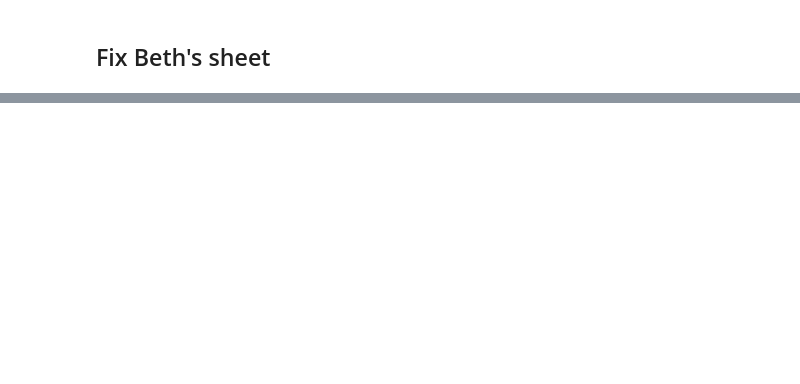
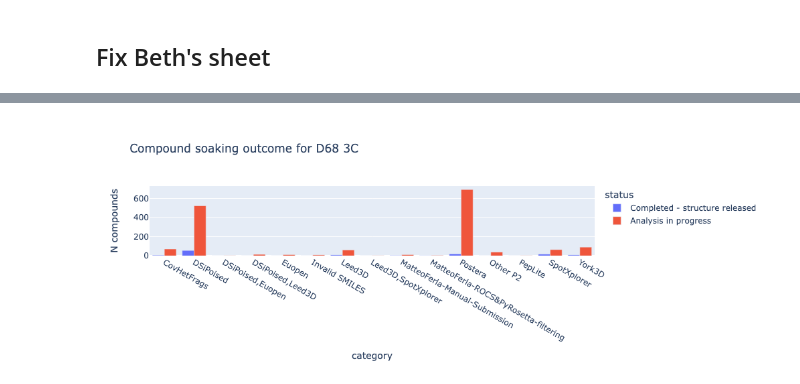
Before and after one commit to matteoferla/EV-D68-3C-protease, a Jupyter notebook: XChem2Postera-corrections/xchem2asap.ipynb, the cells around one changed output, grey strips where cells are left out. Saved outputs shown, nothing was run; the diff lists cells and outputs as text; code cells hidden in the pictures; blank space fills up the shorter version.

```diff
--- a/XChem2Postera-corrections/xchem2asap.ipynb
+++ b/XChem2Postera-corrections/xchem2asap.ipynb
@@ -287,0 +394,10 @@ GetMorganFingerprintAsBitVect(...)
+# %%
+fig = px.bar(pivotted.transpose()[['Completed - structure released', 'Analysis in progress']],
+      title='Compound soaking outcome for D68 3C'
+      )
+fig.update_layout(barmode='group')
+fig.update_layout(yaxis=dict(title='N compounds'), xaxis=dict(title='category'))
+
+fig
+# %% [output]
+[figure, added]
```
Also changed, not shown: parts of 29 cells of this notebook, 5 other files.
